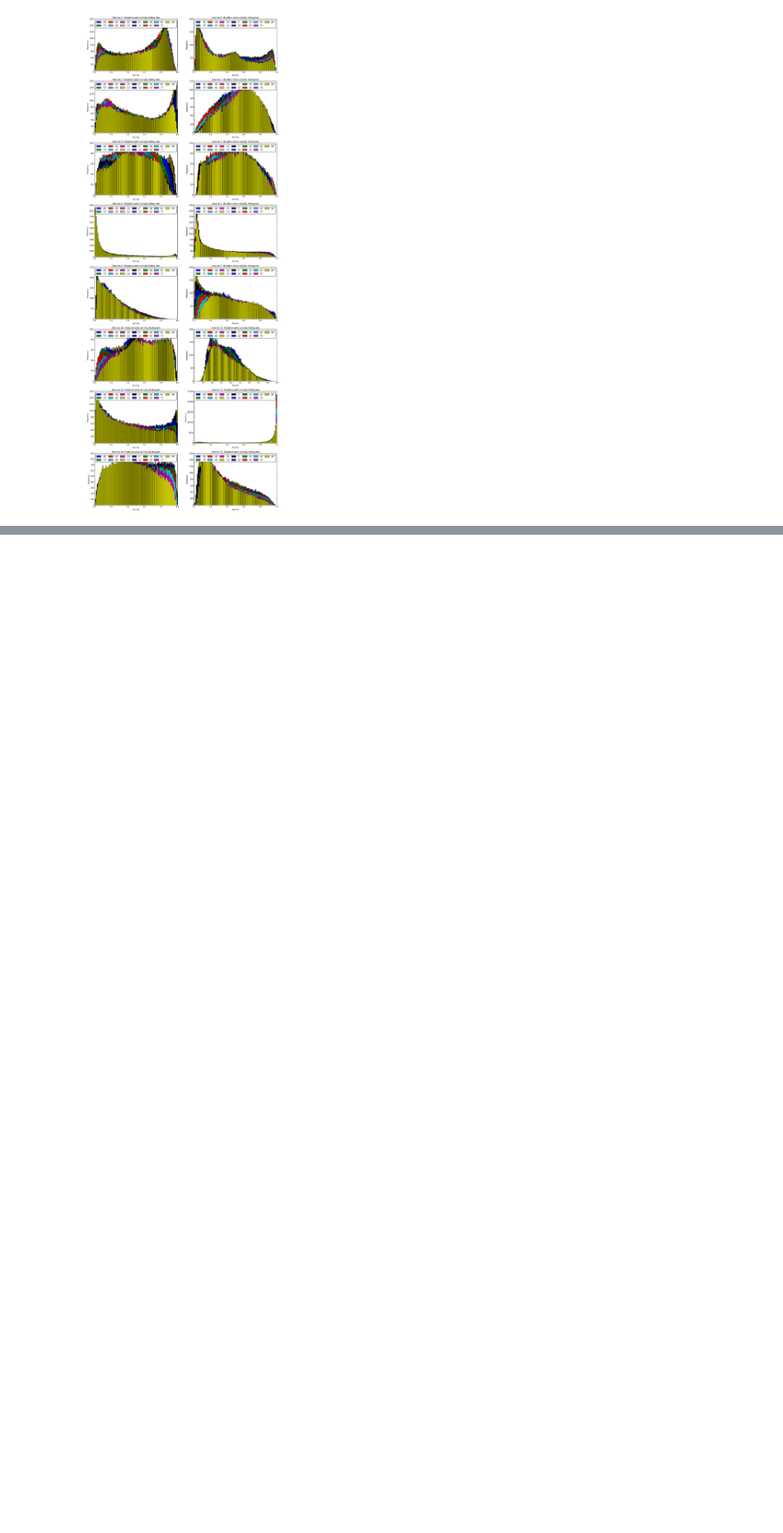
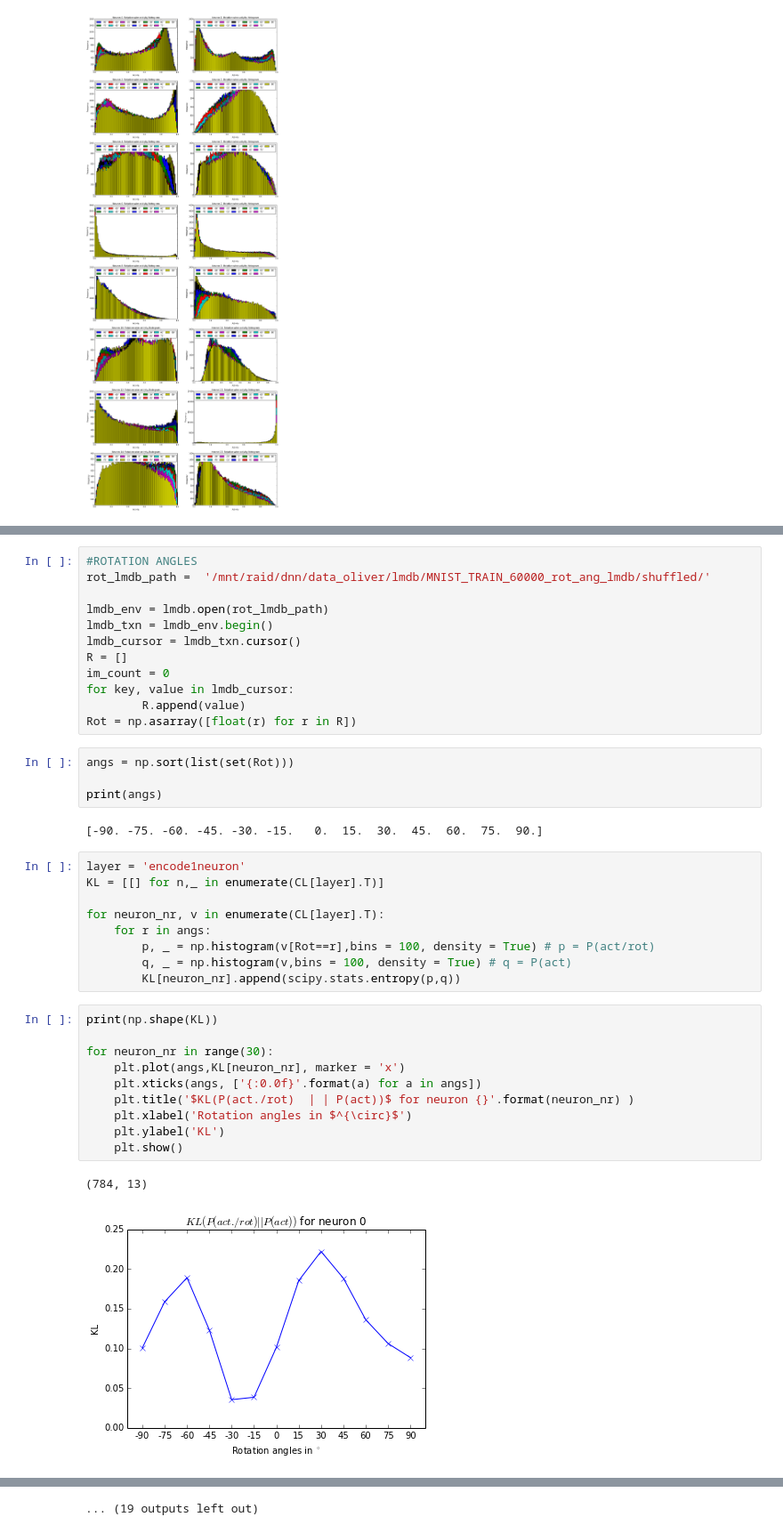
Before and after one commit to Kreiswolke/DeepInvariance, a Jupyter notebook: analyse_layerwise_activations.ipynb, the cells around one changed output, grey strips where cells are left out. Shown at 89% size. Drawn from its saved outputs; the diff is of its cells as text; blank space fills up the shorter version.

```diff
--- a/analyse_layerwise_activations.ipynb
+++ b/analyse_layerwise_activations.ipynb
@@ -126,0 +142,40 @@ encode4neuron
+# %%
+#ROTATION ANGLES
+rot_lmdb_path =  '/mnt/raid/dnn/data_oliver/lmdb/MNIST_TRAIN_60000_rot_ang_lmdb/shuffled/'
+
+lmdb_env = lmdb.open(rot_lmdb_path)
+lmdb_txn = lmdb_env.begin()
+lmdb_cursor = lmdb_txn.cursor()
+R = []
+im_count = 0
+for key, value in lmdb_cursor:
+        R.append(value)
+Rot = np.asarray([float(r) for r in R])
+# %%
+angs = np.sort(list(set(Rot)))
+
+print(angs)
+# %% [output]
+[-90. -75. -60. -45. -30. -15.   0.  15.  30.  45.  60.  75.  90.]
+# %%
+layer = 'encode1neuron'
+KL = [[] for n,_ in enumerate(CL[layer].T)]
+
+for neuron_nr, v in enumerate(CL[layer].T):
+    for r in angs:
+        p, _ = np.histogram(v[Rot==r],bins = 100, density = True) # p = P(act/rot)
+        q, _ = np.histogram(v,bins = 100, density = True) # q = P(act)
+        KL[neuron_nr].append(scipy.stats.entropy(p,q))
+# %%
+print(np.shape(KL))
+
+for neuron_nr in range(30):
+    plt.plot(angs,KL[neuron_nr], marker = 'x')
+    plt.xticks(angs, ['{:0.0f}'.format(a) for a in angs])
+    plt.title('$KL(P(act./rot)  | | P(act))$ for neuron {}'.format(neuron_nr) )
+    plt.xlabel('Rotation angles in $^{\circ}$')
+    plt.ylabel('KL')
+    plt.show()
+# %% [output]
+(784, 13)
+[figure, added]
@@ -126,0 +192 @@ encode4neuron
+... (19 outputs left out)
```
Also changed, not shown: parts of 5 cells of this notebook.
